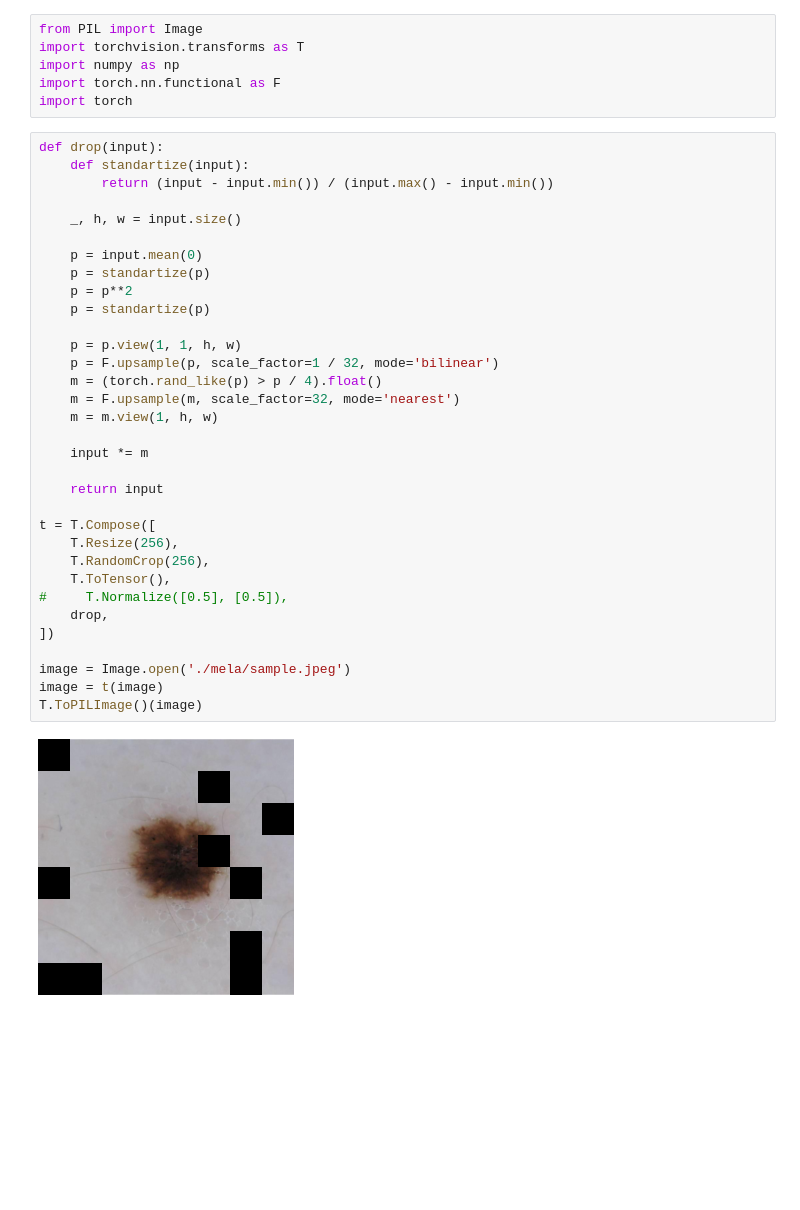
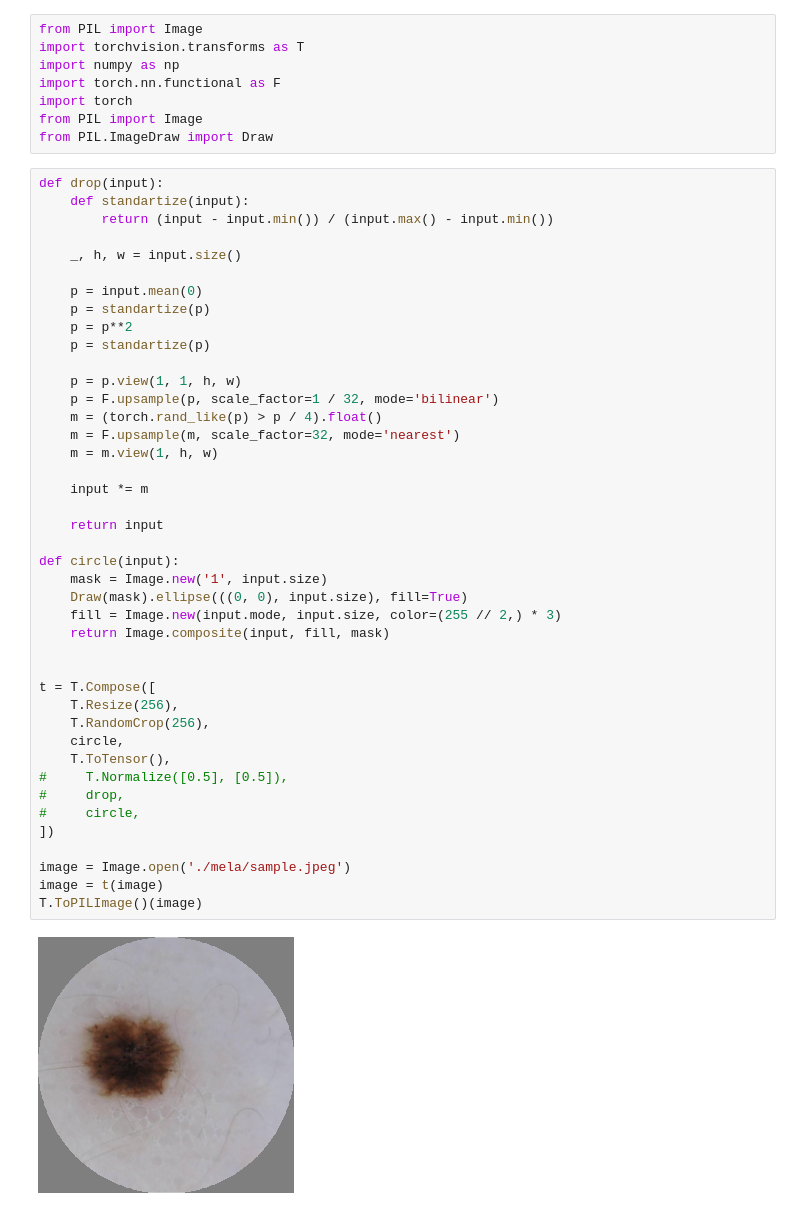
Before and after one commit to vshmyhlo/research, a Jupyter notebook: eda_mela.ipynb, the cells around one changed output. Drawn from its saved outputs; the diff is of its cells as text; blank space fills up the shorter version.

```diff
--- a/eda_mela.ipynb
+++ b/eda_mela.ipynb
@@ -4,38 +4,49 @@ import torchvision.transforms as T
 import numpy as np
 import torch.nn.functional as F
 import torch
+from PIL import Image
+from PIL.ImageDraw import Draw
 # %%
 def drop(input):
     def standartize(input):
         return (input - input.min()) / (input.max() - input.min())
 
     _, h, w = input.size()
 
     p = input.mean(0)
     p = standartize(p)
     p = p**2
     p = standartize(p)
 
     p = p.view(1, 1, h, w)
     p = F.upsample(p, scale_factor=1 / 32, mode='bilinear')
     m = (torch.rand_like(p) > p / 4).float()
     m = F.upsample(m, scale_factor=32, mode='nearest')
     m = m.view(1, h, w)
 
     input *= m
 
     return input
 
+def circle(input):
+    mask = Image.new('1', input.size)
+    Draw(mask).ellipse(((0, 0), input.size), fill=True)
+    fill = Image.new(input.mode, input.size, color=(255 // 2,) * 3)
+    return Image.composite(input, fill, mask)
+
+
 t = T.Compose([
     T.Resize(256),
     T.RandomCrop(256),
+    circle,
     T.ToTensor(),
 #     T.Normalize([0.5], [0.5]),
-    drop,
+#     drop,
+#     circle,
 ])
 
 image = Image.open('./mela/sample.jpeg')
 image = t(image)
 T.ToPILImage()(image)
 # %% [output]
-[figure, old version]
+[figure, new version]
```
Also changed, not shown: 5 other files.
